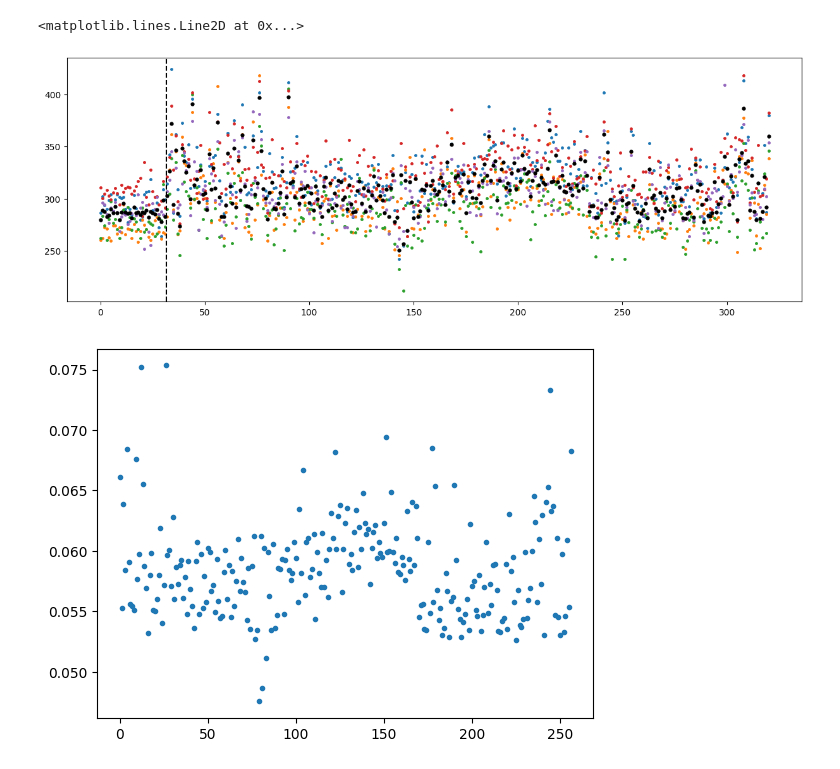
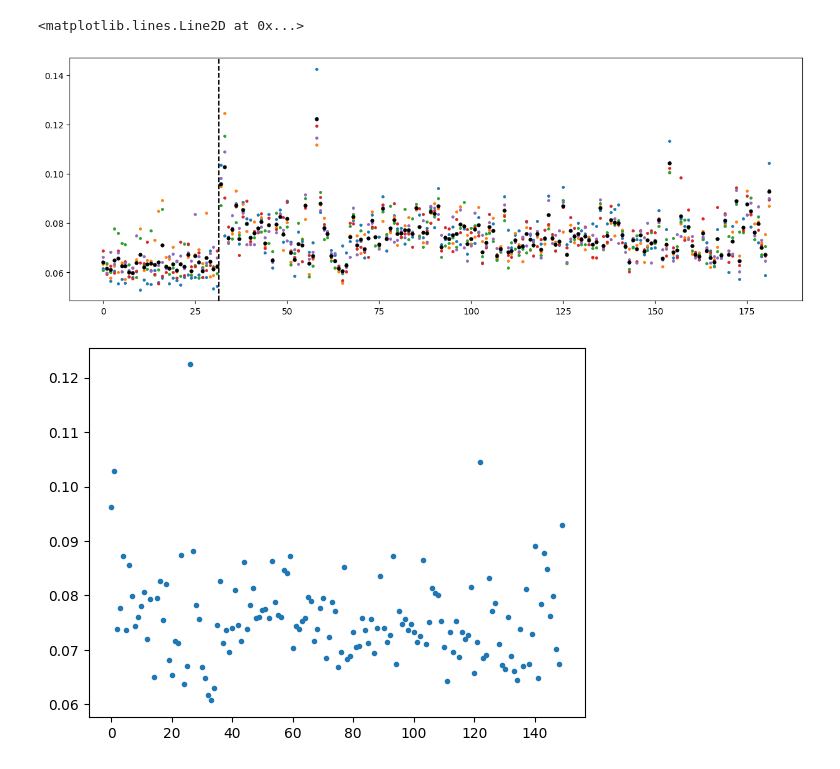
Before and after one commit to NiceSpark/novozymes-prediction, a Jupyter notebook: training/model_visualization.ipynb, the cells around one changed output. Saved outputs shown, nothing was run; the diff lists cells and outputs as text; code cells hidden in the pictures.

```diff
--- a/training/model_visualization.ipynb
+++ b/training/model_visualization.ipynb
@@ -14,7 +14,7 @@ from training_utils.models import HybridNN
 from training_utils.model_utils import *
 from training_utils.training import k_fold_training
 # %%
-TRAINING_DIR = "outputs/hybrid_12/"
+TRAINING_DIR = "outputs/hybrid_0/"
 
 config = open_json(TRAINING_DIR+"config.json")
 
@@ -37,17 +37,18 @@ def compute_feature_weight(model):
 # %%
 _ =  plt.figure(figsize=(15,5))
 all_summed_weights = []
 for model in models:
     summed_weights = compute_feature_weight(model)
+    summed_weights = summed_weights/np.linalg.norm(summed_weights)
     all_summed_weights.append(summed_weights)
     plt.plot(summed_weights, '.', markersize=5)
 
 avg_summed_weights = np.array(all_summed_weights).mean(axis=0)
 plt.plot(avg_summed_weights, 'k.', markersize=7)
 plt.axvline(config["cnn_dense_layer_size"]-0.5, color="k", linestyle="--")
 # %% [output]
 <matplotlib.lines.Line2D at 0x...>
-[figure, old version]
+[figure, new version]
 # %%
 normalized_weights = avg_summed_weights[config["cnn_dense_layer_size"]:]/np.linalg.norm(avg_summed_weights)
 feature_weights = [[features[i], weight[0]]
@@ -58,4 +59,4 @@ plt.plot(normalized_weights, ".")
 
 write_json(TRAINING_DIR+"feature_weights.json", dict(feature_weights))
 # %% [output]
-[figure, old version]
+[figure, new version]
```
Also changed, not shown: 4 other files.
